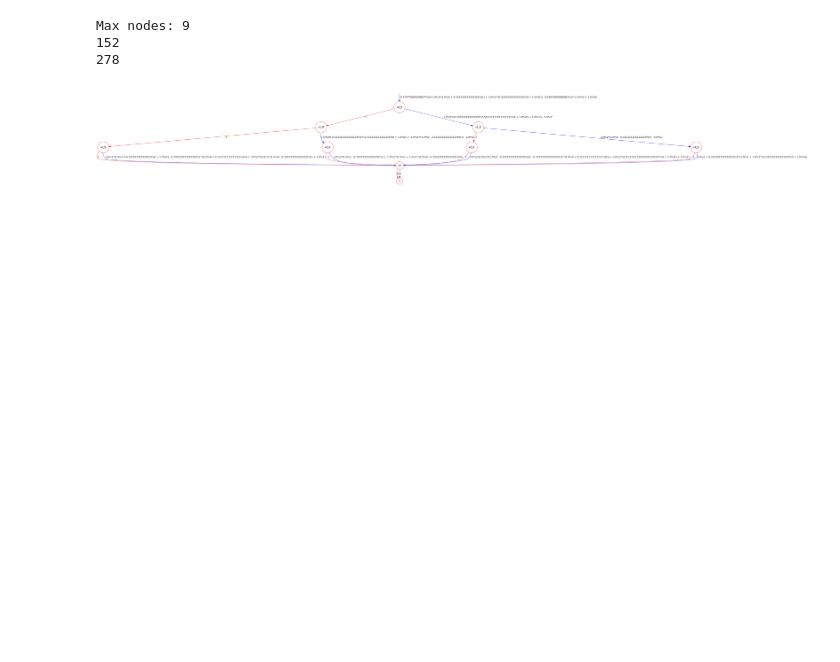
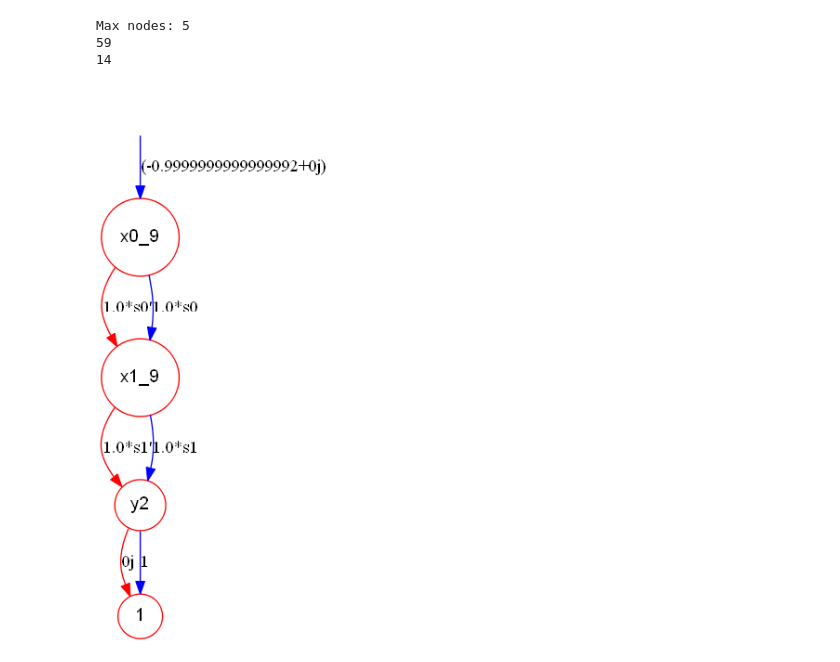
Before and after one commit to Veriqc/Symbol_TDD, a Jupyter notebook: Test_Binary2.ipynb, the cells around one changed output. Saved outputs shown, nothing was run; the diff lists cells and outputs as text; code cells hidden in the pictures; blank space fills up the shorter version.

```diff
--- a/Test_Binary2.ipynb
+++ b/Test_Binary2.ipynb
@@ -41,24 +45,26 @@ Max nodes: 2
 path='Benchmarks/'
 n=3
 t_start=time.time()
-file_name='qft_'+str(n)+'.qasm'
+file_name='qft_'+str(n)+'_2.qasm'
 cir=QuantumCircuit.from_qasm_file(path+file_name)
 tn,indices=cir_2_tn(cir)
-Ini_TDD(indices)
 for k in range(n):
     x_k='x'+str(k)
     xn_k='xn'+str(k)
     s=Symbol(x_k)
     ns=Symbol(xn_k)
     U=np.array([ns,s])
-#     U=np.array([1,0])
+#     U=np.array([0,1])
     temp_ts=Tensor(U,[Index(x_k)])
     tn.tensors.insert(0,temp_ts)
+    if not x_k in indices:
+        indices.append(x_k)
+Ini_TDD(indices)
 tdd=tn.cont()
 print(time.time()-t_start)
 print(tdd.node_number())
-print(gu1())
-print(gu2())
-tdd.show(filename='output/qft_%i'%n)
+# print(gu1())
+# print(gu2())
+tdd.show()
 # %% [output]
 Max nodes: 4
@@ -128,7 +136,7 @@ plt.legend()
 # %%
 # z=[log(k) for k in z]
 plt.plot(x,z)
-k=[t**2.04*10 for t in x]
+k=[t**2.1*10 for t in x]
 plt.plot(x,k,'*',label='n^2.1*10')
 plt.xlabel("Qubits num")
 plt.ylabel("Total number of nodes")
@@ -214,7 +221,7 @@ def veri_bv(n):
     print(gu1())
     print(gu2())
     return tdd
-n=30
-tdd=veri_bv(n)
-tdd.show(filename='output/bv_%i'%n)
+
+tdd=veri_bv(3)
+tdd.show()
 # %% [output]
@@ -246,8 +253,8 @@ def veri_grover(n=2,r=1):
 
     H=1/np.sqrt(2)*np.array([[1,1],[1,-1]])
     X=np.array([[0,1],[1,0]])
-    CX=np.array([[1,0,0,0],[0,1,0,0],[0,0,0,1],[0,0,1,0]])
-    CX=reshape2(CX)
+#     CX=np.array([[1,0,0,0],[0,1,0,0],[0,0,0,1],[0,0,1,0]])
+#     CX=reshape2(CX)
 
     tn=TensorNetwork([])
 
@@ -310,8 +317,9 @@ def veri_grover(n=2,r=1):
 
         #add HX
         H1=1/np.sqrt(2)*np.array([[1,1],[-1,1]])
+        H2=1/np.sqrt(2)*np.array([[1,-1],[1,1]])
         var=[Index('x'+str(n-1)+'_'+str(8*m+5)),Index('x'+str(n-1)+'_'+str(8*m+6))]
-        ts=Tensor(H1,var)
+        ts=Tensor(H2,var)
         tn.tensors.append(ts)
 #     var=[Index('x'+str(n-1)+'_5'),Index('x'+str(n-1)+'_13')]
 #     ts=Tensor(X,var)
@@ -335,9 +343,9 @@ def veri_grover(n=2,r=1):
             tn.tensors.append(ts)
 
         #add XH
-        H2=1/np.sqrt(2)*np.array([[1,-1],[1,1]])
+#         H2=1/np.sqrt(2)*np.array([[1,-1],[1,1]])
         var=[Index('x'+str(n-1)+'_'+str(8*m+7)),Index('x'+str(n-1)+'_'+str(8*m+8))]
-        ts=Tensor(H2,var)
+        ts=Tensor(H1,var)
         tn.tensors.append(ts)
 #     var=[Index('x'+str(n-1)+'_7'),Index('x'+str(n-1)+'_14')]
 #     ts=Tensor(H,var)
@@ -345,41 +353,40 @@ def veri_grover(n=2,r=1):
 #     var=[Index('x'+str(n-1)+'_14'),Index('x'+str(n-1)+'_8')]
 #     ts=Tensor(X,var)
 #     tn.tensors.append(ts)
 
         #add H gate
         for k in range(n):
             var=[Index('x'+str(k)+'_'+str(8*m+8)),Index('x'+str(k)+'_'+str(8*m+9))]
             ts=Tensor(H,var)
             tn.tensors.append(ts)
 
     var=[Index('x'+str(n)+'_'+str(r+1)),Index('y'+str(n))]
     ts=Tensor(H,var)
     tn.tensors.append(ts)
 
     var=[]
     for k in range(n+1):
         var.append('x'+str(k))
         for k1 in range(8*r+2):
             var.append('x'+str(k)+'_'+str(k1))
         var.append('y'+str(k))
     syms2.reverse()
 #     print(syms2)
     Ini_TDD(var,syms2)
 
 
     tdd=tn.cont()
     print(gu1())
     print(gu2())
     return tdd
-n=3
-r=1
-tdd=veri_grover(n,r)
-tdd.show(filename='output/grover_(%i,%i)'%(n,r))
+
+tdd=veri_grover(2,1)
+tdd.show()
 # %% [output]
-Max nodes: 9
-152
-278
+Max nodes: 5
+59
+14
-[figure, old version]
+[figure, new version]
 # %%
 n=2
 U=toffoli(n)
```
Also changed, not shown: parts of 13 cells of this notebook.
